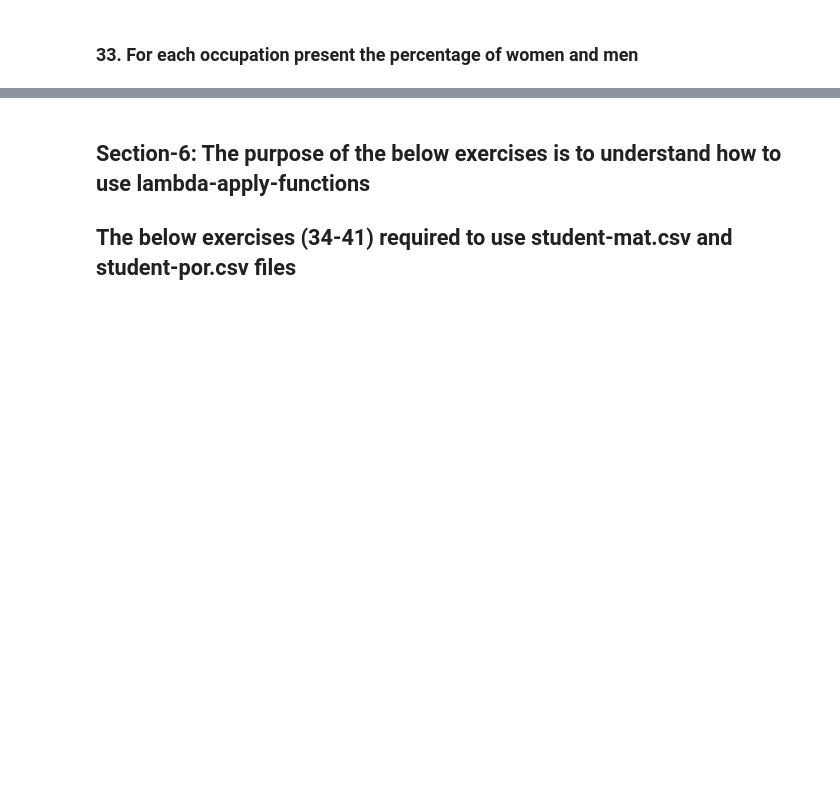
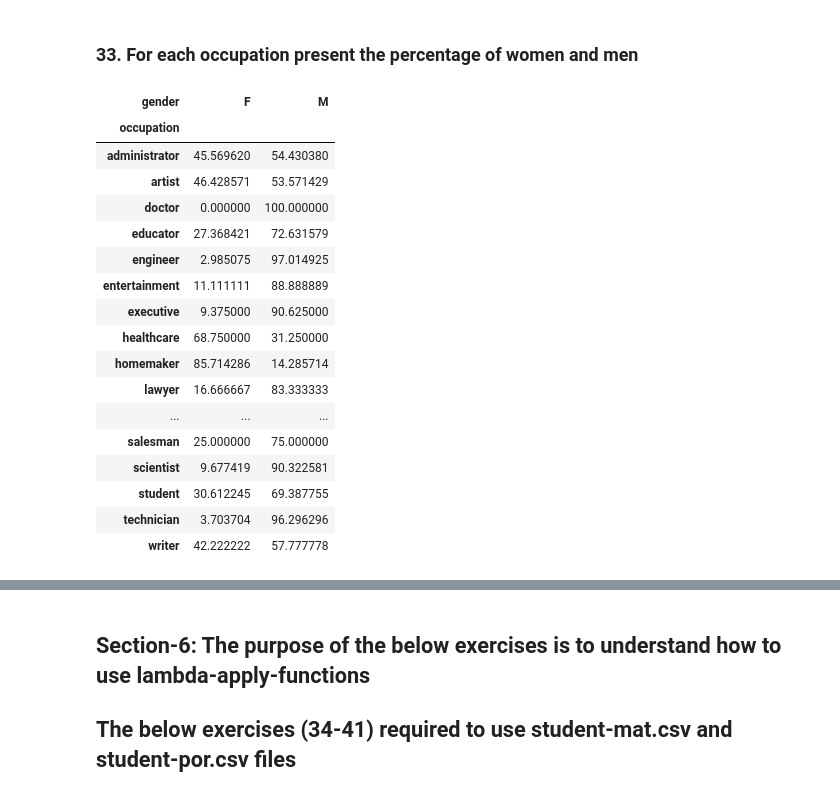
Before and after one commit to Flute22/Python, a Jupyter notebook: Practice/Basic Data Manipulation - Visualization Exercise/Basic_Data_Manipulation_Visualization_Exercise.ipynb, the cells around one changed output, grey strips where cells are left out. Saved outputs shown, nothing was run; the diff lists cells and outputs as text; code cells hidden in the pictures; blank space fills up the shorter version.

```diff
--- a/Practice/Basic Data Manipulation - Visualization Exercise/Basic_Data_Manipulation_Visualization_Exercise.ipynb
+++ b/Practice/Basic Data Manipulation - Visualization Exercise/Basic_Data_Manipulation_Visualization_Exercise.ipynb
@@ -628,2 +675,27 @@ Name: is_male, dtype: float64
 # %% [markdown]
 ### 33.  For each occupation present the percentage of women and men
+# %%
+# Compute a row-normalized cross-tabulation and scale from decimals to percentage
+
+gender_pct_per_occ = pd.crosstab(users['occupation'], users['gender'], normalize='index')*100
+
+gender_pct_per_occ
+# %% [output]
+| gender | F | M |
+| occupation |  |  |
+| administrator | 45.569620 | 54.430380 |
+| artist | 46.428571 | 53.571429 |
+| doctor | 0.000000 | 100.000000 |
+| educator | 27.368421 | 72.631579 |
+| engineer | 2.985075 | 97.014925 |
+| entertainment | 11.111111 | 88.888889 |
+| executive | 9.375000 | 90.625000 |
+| healthcare | 68.750000 | 31.250000 |
+| homemaker | 85.714286 | 14.285714 |
+| lawyer | 16.666667 | 83.333333 |
+| ... | ... | ... |
+| salesman | 25.000000 | 75.000000 |
+| scientist | 9.677419 | 90.322581 |
+| student | 30.612245 | 69.387755 |
+| technician | 3.703704 | 96.296296 |
+| writer | 42.222222 | 57.777778 |
```
Also changed, not shown: parts of 3 cells of this notebook.
